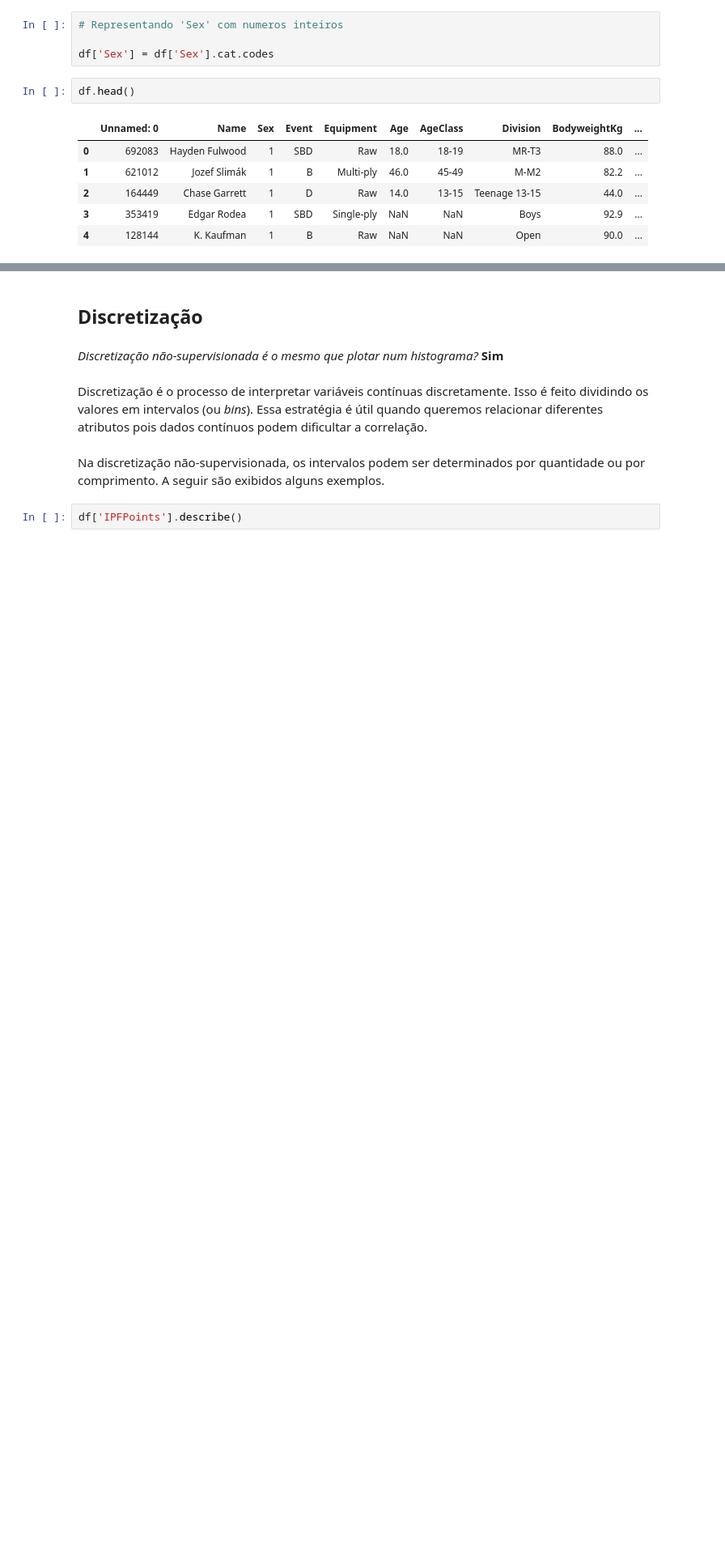
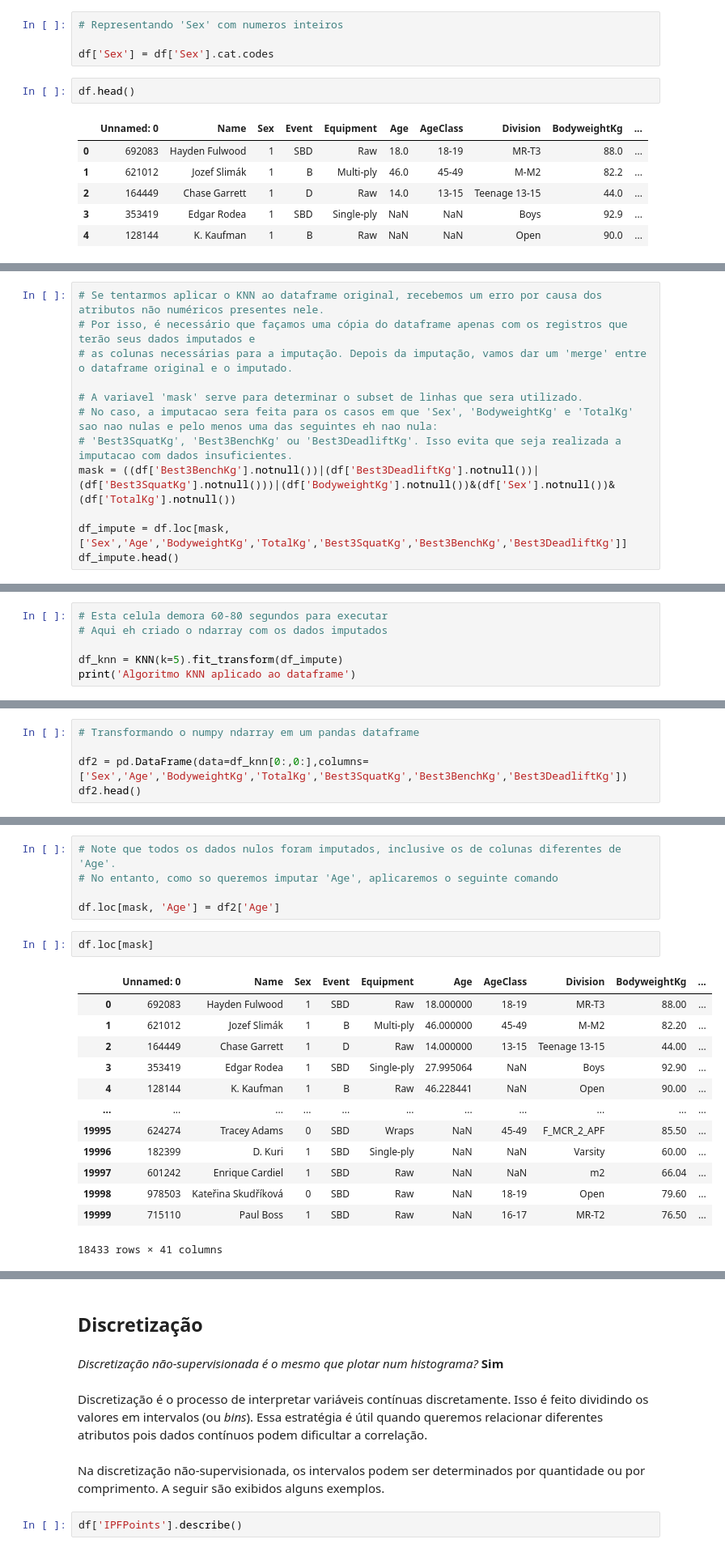
Before and after one commit to RafaelBNN/if697, a Jupyter notebook: ProjetoIF697.ipynb, the cells around one changed output, grey strips where cells are left out. Shown at 81% size. Drawn from its saved outputs; the diff is of its cells as text; blank space fills up the shorter version.

Commit message:
Finalizada a imputação por KNN

```diff
--- a/ProjetoIF697.ipynb
+++ b/ProjetoIF697.ipynb
@@ -694,0 +548,12 @@ dfmask_knn.shape, df_mask.shape
+# %%
+# Se tentarmos aplicar o KNN ao dataframe original, recebemos um erro por causa dos atributos não numéricos presentes nele.
+# Por isso, é necessário que façamos uma cópia do dataframe apenas com os registros que terão seus dados imputados e
+# as colunas necessárias para a imputação. Depois da imputação, vamos dar um 'merge' entre o dataframe original e o imputado.
+
+# A variavel 'mask' serve para determinar o subset de linhas que sera utilizado.
+# No caso, a imputacao sera feita para os casos em que 'Sex', 'BodyweightKg' e 'TotalKg' sao nao nulas e pelo menos uma das seguintes eh nao nula:
+# 'Best3SquatKg', 'Best3BenchKg' ou 'Best3DeadliftKg'. Isso evita que seja realizada a imputacao com dados insuficientes.
+mask = ((df['Best3BenchKg'].notnull())|(df['Best3DeadliftKg'].notnull())|(df['Best3SquatKg'].notnull()))|(df['BodyweightKg'].notnull())&(df['Sex'].notnull())&(df['TotalKg'].notnull())
+
+df_impute = df.loc[mask, ['Sex','Age','BodyweightKg','TotalKg','Best3SquatKg','Best3BenchKg','Best3DeadliftKg']]
+df_impute.head()
@@ -694,0 +567,6 @@ dfmask_knn.shape, df_mask.shape
+# %%
+# Esta celula demora 60-80 segundos para executar
+# Aqui eh criado o ndarray com os dados imputados
+
+df_knn = KNN(k=5).fit_transform(df_impute)
+print('Algoritmo KNN aplicado ao dataframe')
@@ -694,0 +591,5 @@ dfmask_knn.shape, df_mask.shape
+# %%
+# Transformando o numpy ndarray em um pandas dataframe
+
+df2 = pd.DataFrame(data=df_knn[0:,0:],columns=['Sex','Age','BodyweightKg','TotalKg','Best3SquatKg','Best3BenchKg','Best3DeadliftKg'])
+df2.head()
@@ -694,0 +612,21 @@ dfmask_knn.shape, df_mask.shape
+# %%
+# Note que todos os dados nulos foram imputados, inclusive os de colunas diferentes de 'Age'.
+# No entanto, como so queremos imputar 'Age', aplicaremos o seguinte comando
+
+df.loc[mask, 'Age'] = df2['Age']
+# %%
+df.loc[mask]
+# %% [output]
+|  | Unnamed: 0 | Name | Sex | Event | Equipment | Age | AgeClass | Division | BodyweightKg | ... |
+| 0 | 692083 | Hayden Fulwood | 1 | SBD | Raw | 18.000000 | 18-19 | MR-T3 | 88.00 | ... |
+| 1 | 621012 | Jozef Slimák | 1 | B | Multi-ply | 46.000000 | 45-49 | M-M2 | 82.20 | ... |
+| 2 | 164449 | Chase Garrett | 1 | D | Raw | 14.000000 | 13-15 | Teenage 13-15 | 44.00 | ... |
+| 3 | 353419 | Edgar Rodea | 1 | SBD | Single-ply | 27.995064 | NaN | Boys | 92.90 | ... |
+| 4 | 128144 | K. Kaufman | 1 | B | Raw | 46.228441 | NaN | Open | 90.00 | ... |
+| ... | ... | ... | ... | ... | ... | ... | ... | ... | ... | ... |
+| 19995 | 624274 | Tracey Adams | 0 | SBD | Wraps | NaN | 45-49 | F_MCR_2_APF | 85.50 | ... |
+| 19996 | 182399 | D. Kuri | 1 | SBD | Single-ply | NaN | NaN | Varsity | 60.00 | ... |
+| 19997 | 601242 | Enrique Cardiel | 1 | SBD | Raw | NaN | NaN | m2 | 66.04 | ... |
+| 19998 | 978503 | Kateřina Skudříková | 0 | SBD | Raw | NaN | 18-19 | Open | 79.60 | ... |
+| 19999 | 715110 | Paul Boss | 1 | SBD | Raw | NaN | 16-17 | MR-T2 | 76.50 | ... |
+18433 rows × 41 columns
```
Also changed, not shown: parts of 24 cells of this notebook.
